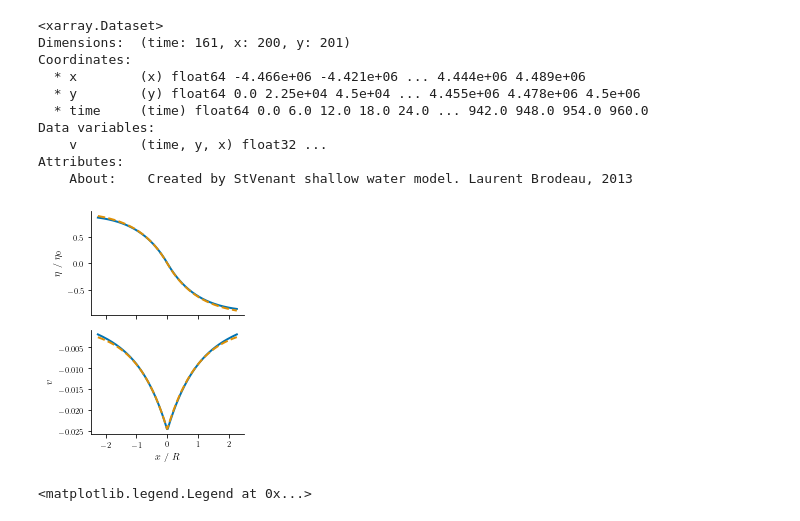
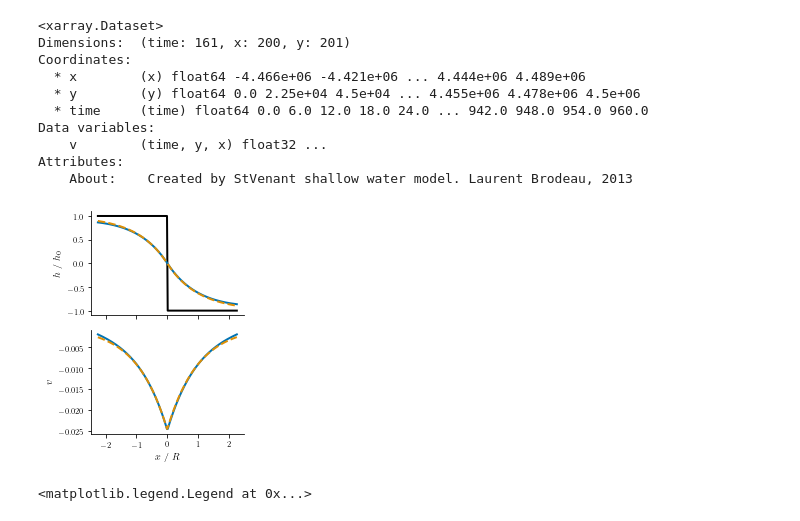
Before and after one commit to janadr/MO8004, a Jupyter notebook: L1/scripts/plot_dynamics.ipynb, the cells around one changed output. Cells and saved outputs as stored; diff of their text form; code cells hidden in the pictures.

```diff
--- a/L1/scripts/plot_dynamics.ipynb
+++ b/L1/scripts/plot_dynamics.ipynb
@@ -24,6 +24,13 @@ def analytic_h(x, midpoint):
         return h0*(-1 + np.exp(-x/R))
     else:
         return h0*(1 - np.exp(x/R))
+@vectorize
+def analytic_h_initial(x, midpoint):
+    h0 = 0.5
+    if x > midpoint:
+        return h0
+    else:
+        return -h0
 
 def analytic_v(x):
     f0 = 1e-4
@@ -71,36 +78,40 @@ Attributes:
     About:    Created by StVenant shallow water model. Laurent Brodeau, 2013
 # %%
 fig, ax = plt.subplots(2, 1, figsize=set_size(width=221, subplots=(2, 1)), sharex=True)
+ax[0].plot(datasets_spec["h"].x/R, analytic_h_initial(datasets_spec["h"].h, 0)/h0,
+           linewidth=2,
+           color="black"
+          )
 ax[0].plot(datasets_spec["h"].x/R, datasets_spec["h"].h/h0,
         linewidth=2,
         #label="numerical"
        )
 ax[0].plot(datasets_spec["h"].x/R, analytic_h(datasets_spec["h"].x, 0)/h0,
         linewidth=2,
         linestyle="dashed",
         #label="analytical"
        )
-ax[0].set_ylabel(r"$\eta$ / $\eta_0$")
+ax[0].set_ylabel(r"$h$ / $h_0$")
 
 ax[1].plot(datasets_spec["v"].x/R, datasets_spec["v"].v, #/max(datasets_spec["v"].v),
         linewidth=2,
         #label="numerical"
        )
 ax[1].plot(datasets_spec["v"].x/R, analytic_v(datasets_spec["v"].x), #/max(datasets_spec["v"].v),
         linewidth=2,
         linestyle="dashed",
         #label="analytical"
        )
 ax[1].set_ylabel(r"$v$")
 ax[1].set_xlabel(r"$x$ / $R$")
 
 sns.despine(fig=fig)
 fig.tight_layout()
 fig.savefig(figdir + "dynamics_comparison.pdf", format="pdf", bbox_inches="tight")
 
 plt.show()
 # %% [output]
-[figure, old version]
+[figure, new version]
 # %%
 # %% [output]
 <matplotlib.legend.Legend at 0x...>
```
Also changed, not shown: 9 other files.
